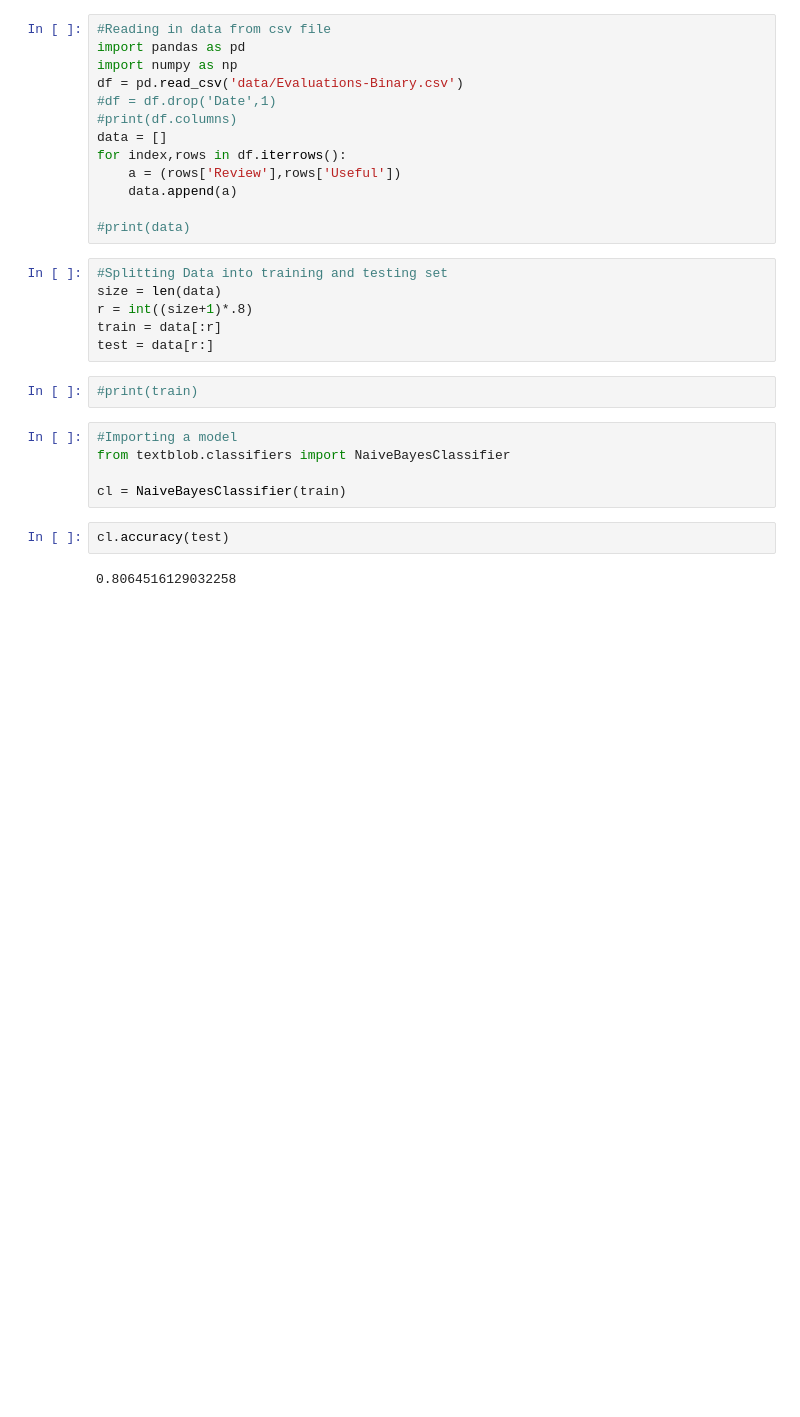
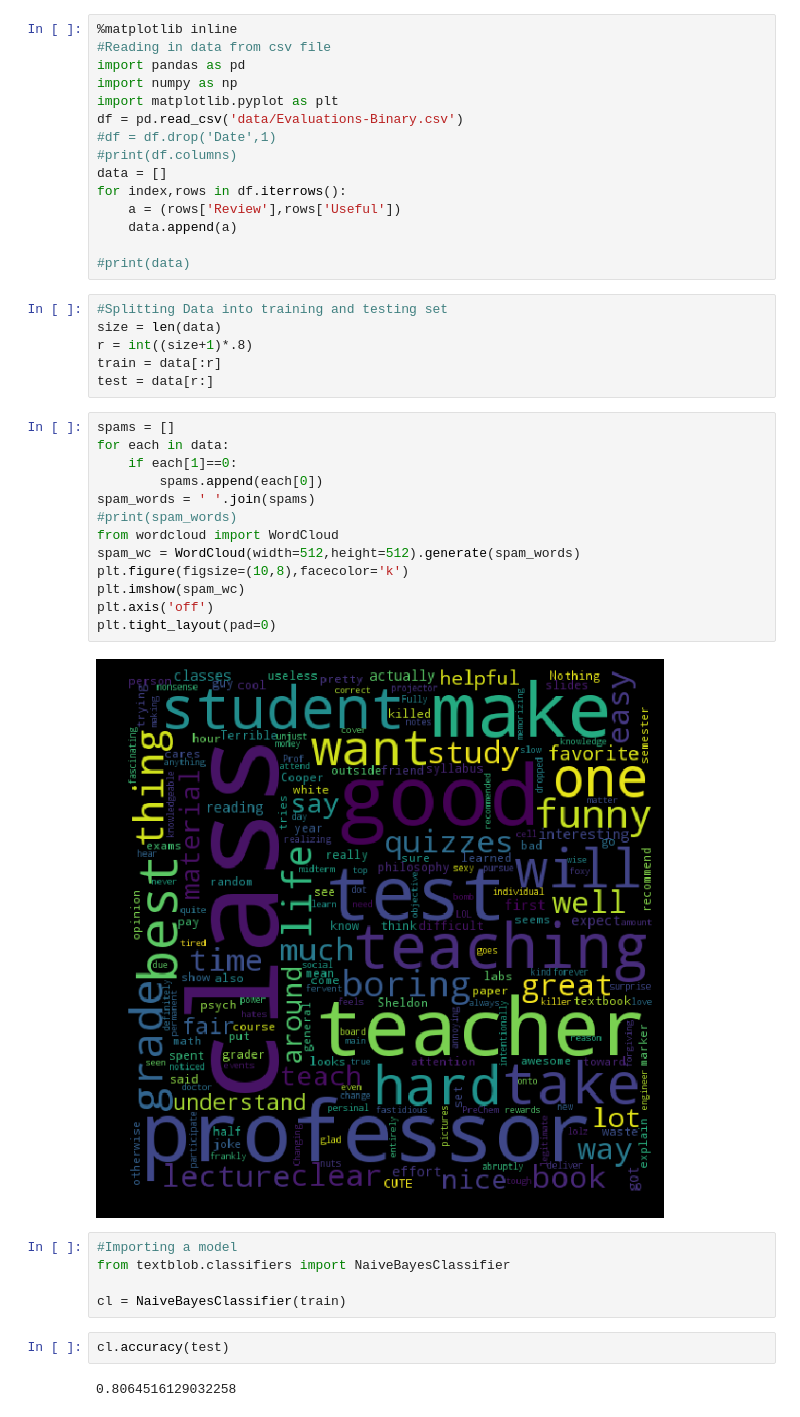
Before and after one commit to astrohanp/teacher-review-sentiment-analysis, a Jupyter notebook: Classifier.ipynb, the cells around one changed output. Cells and saved outputs as stored; diff of their text form; blank space fills up the shorter version.

```diff
--- a/Classifier.ipynb
+++ b/Classifier.ipynb
@@ -1,7 +1,9 @@
 # %%
+%matplotlib inline
 #Reading in data from csv file
 import pandas as pd
 import numpy as np
+import matplotlib.pyplot as plt
 df = pd.read_csv('data/Evaluations-Binary.csv')
 #df = df.drop('Date',1)
 #print(df.columns)
@@ -17,8 +19,21 @@ size = len(data)
 r = int((size+1)*.8)
 train = data[:r]
 test = data[r:]
-# %%
-#print(train)
+# %%
+spams = []
+for each in data:
+    if each[1]==0:
+        spams.append(each[0])
+spam_words = ' '.join(spams)
+#print(spam_words)
+from wordcloud import WordCloud
+spam_wc = WordCloud(width=512,height=512).generate(spam_words)
+plt.figure(figsize=(10,8),facecolor='k')
+plt.imshow(spam_wc)
+plt.axis('off')
+plt.tight_layout(pad=0)
+# %% [output]
+[figure, added]
 # %%
 #Importing a model
 from textblob.classifiers import NaiveBayesClassifier
```
Also changed, not shown: parts of 1 cell of this notebook.
